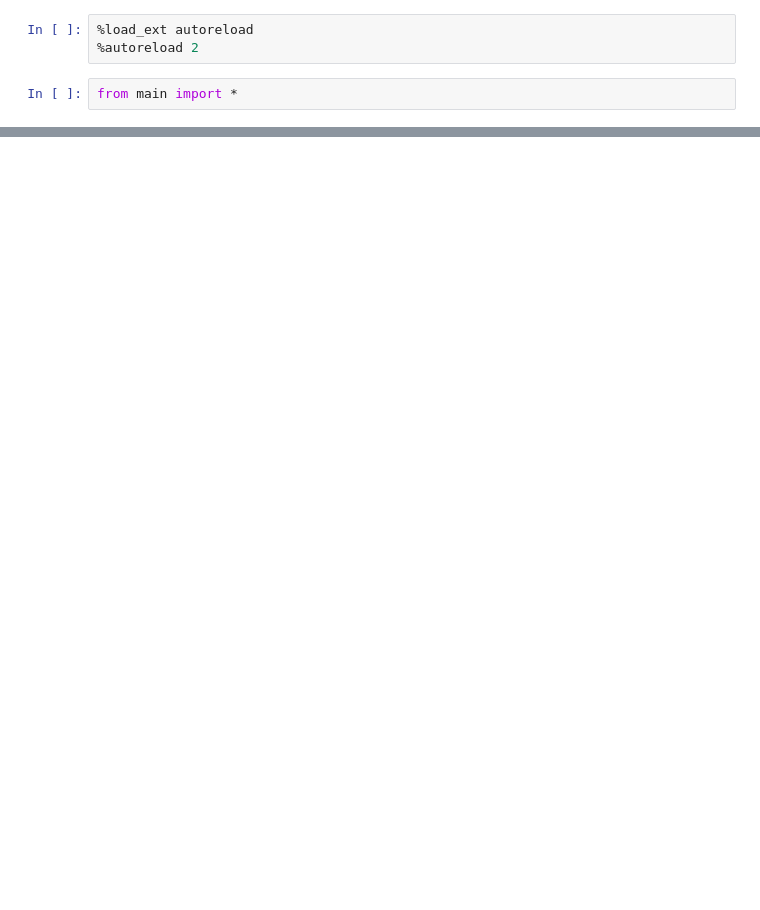
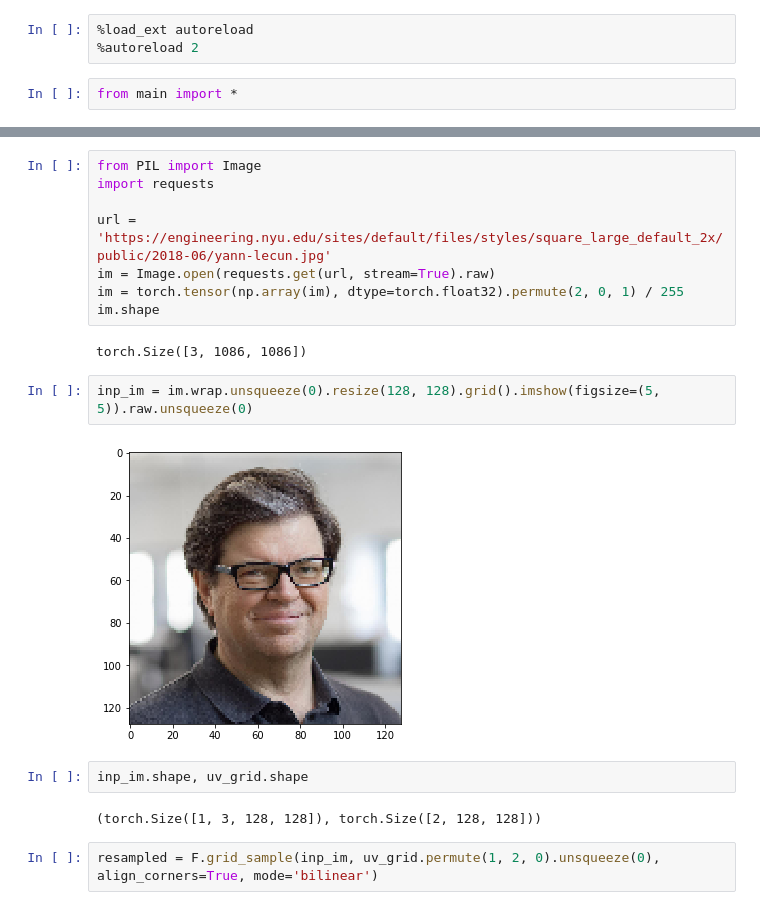
Before and after one commit to ichko/ml-playground, a Jupyter notebook: dl/debug.ipynb, the cells around one changed output, grey strips where cells are left out. Saved outputs shown, nothing was run; the diff lists cells and outputs as text; blank space fills up the shorter version.

```diff
--- a/dl/debug.ipynb
+++ b/dl/debug.ipynb
@@ -11,0 +38,20 @@ main()
+# %%
+from PIL import Image
+import requests
+
+url = 'https://engineering.nyu.edu/sites/default/files/styles/square_large_default_2x/public/2018-06/yann-lecun.jpg'
+im = Image.open(requests.get(url, stream=True).raw)
+im = torch.tensor(np.array(im), dtype=torch.float32).permute(2, 0, 1) / 255
+im.shape
+# %% [output]
+torch.Size([3, 1086, 1086])
+# %%
+inp_im = im.wrap.unsqueeze(0).resize(128, 128).grid().imshow(figsize=(5, 5)).raw.unsqueeze(0)
+# %% [output]
+[figure, added]
+# %%
+inp_im.shape, uv_grid.shape
+# %% [output]
+(torch.Size([1, 3, 128, 128]), torch.Size([2, 128, 128]))
+# %%
+resampled = F.grid_sample(inp_im, uv_grid.permute(1, 2, 0).unsqueeze(0), align_corners=True, mode='bilinear')
```
Also changed, not shown: parts of 13 cells of this notebook, 1 other file.
